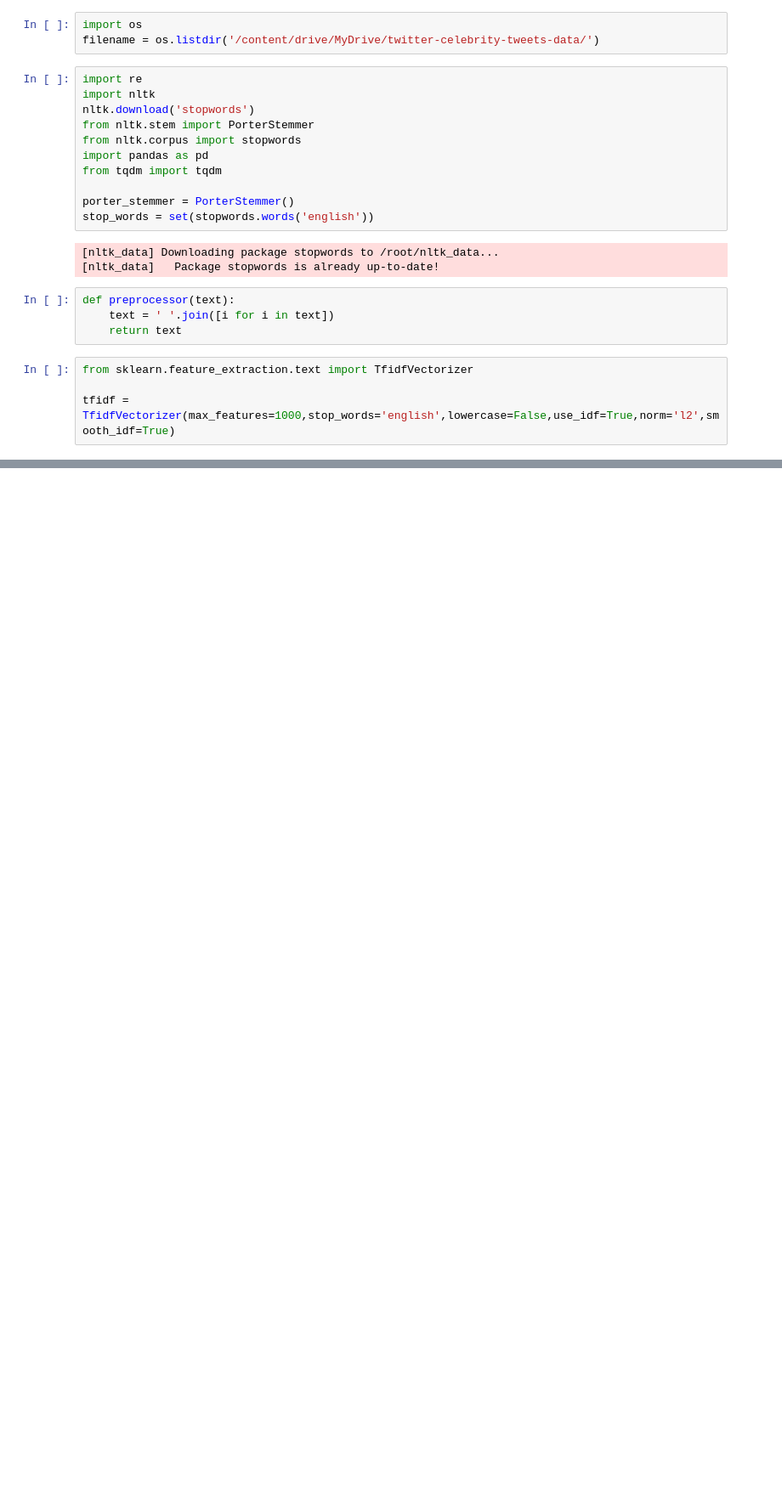
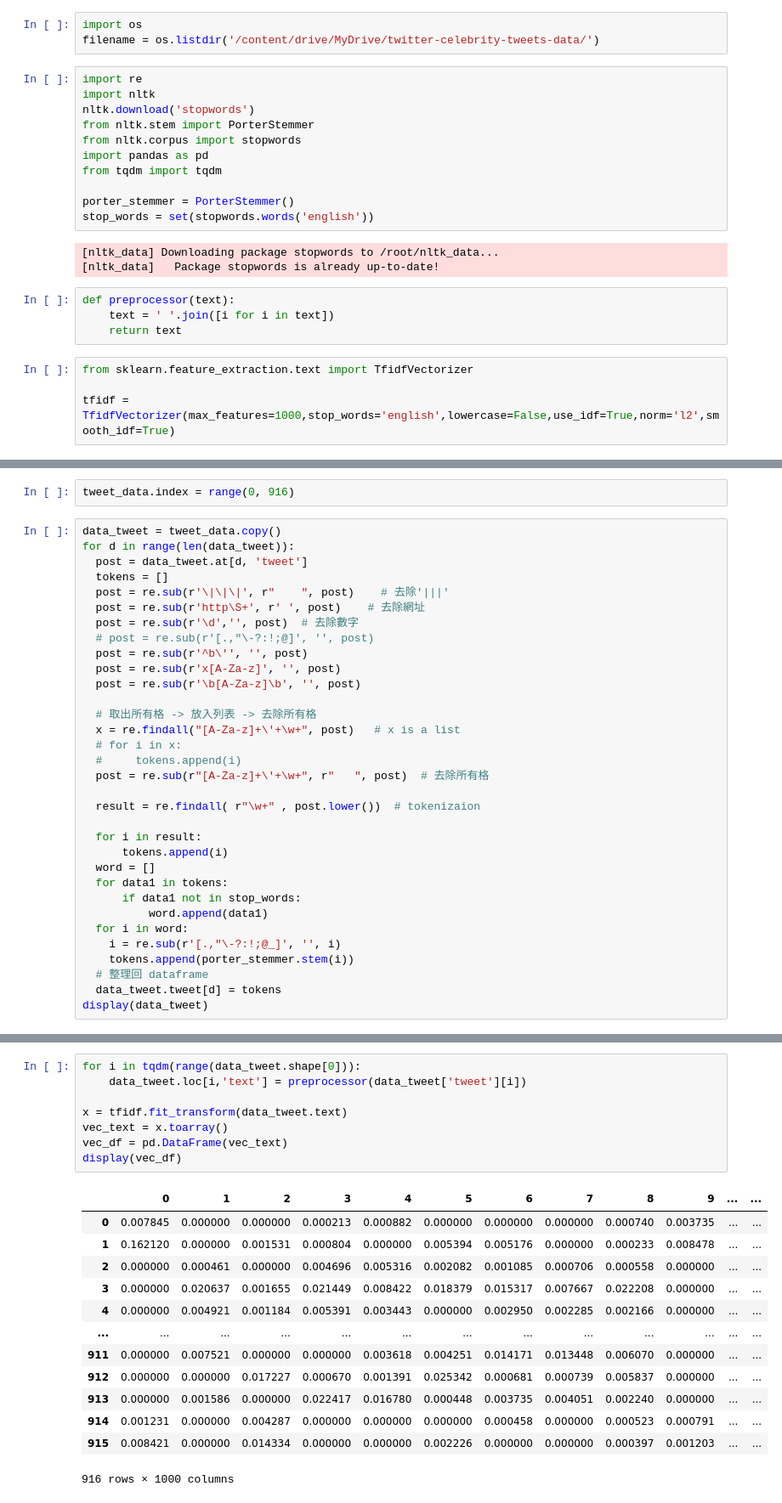
Before and after one commit to chungFTF/NTU-2022-IM5056-SLDL-Final-Project, a Jupyter notebook: code/[Cai]tweet_preprocessing.ipynb, the cells around one changed output, grey strips where cells are left out. Shown at 85% size. Drawn from its saved outputs; the diff is of its cells as text; blank space fills up the shorter version.

Commit message:
update tweet preprocess

```diff
--- a/code/[Cai]tweet_preprocessing.ipynb
+++ b/code/[Cai]tweet_preprocessing.ipynb
@@ -25,0 +50,35 @@ tfidf = TfidfVectorizer(max_features=1000,stop_words='english',lowercase=False,u
+# %%
+tweet_data.index = range(0, 916)
+# %%
+data_tweet = tweet_data.copy()
+for d in range(len(data_tweet)):
+  post = data_tweet.at[d, 'tweet']
+  tokens = []
+  post = re.sub(r'\|\|\|', r"    ", post)    # 去除'|||'
+  post = re.sub(r'http\S+', r' ', post)    # 去除網址
+  post = re.sub(r'\d','', post)  # 去除數字
+  # post = re.sub(r'[.,"\-?:!;@]', '', post)
+  post = re.sub(r'^b\'', '', post)
+  post = re.sub(r'x[A-Za-z]', '', post)
+  post = re.sub(r'\b[A-Za-z]\b', '', post)
+
+  # 取出所有格 -> 放入列表 -> 去除所有格
+  x = re.findall("[A-Za-z]+\'+\w+", post)   # x is a list
+  # for i in x:
+  #     tokens.append(i)
+  post = re.sub(r"[A-Za-z]+\'+\w+", r"   ", post)  # 去除所有格
+
+  result = re.findall( r"\w+" , post.lower())  # tokenizaion
+
+  for i in result:
+      tokens.append(i)
+  word = []
+  for data1 in tokens:
+      if data1 not in stop_words:
+          word.append(data1)
+  for i in word:
+    i = re.sub(r'[.,"\-?:!;@_]', '', i)
+    tokens.append(porter_stemmer.stem(i))
+  # 整理回 dataframe
+  data_tweet.tweet[d] = tokens
+display(data_tweet)
@@ -26 +115,23 @@ tfidf = TfidfVectorizer(max_features=1000,stop_words='english',lowercase=False,u
+# %%
+for i in tqdm(range(data_tweet.shape[0])):
+    data_tweet.loc[i,'text'] = preprocessor(data_tweet['tweet'][i])
+
+x = tfidf.fit_transform(data_tweet.text)
+vec_text = x.toarray()
+vec_df = pd.DataFrame(vec_text)
+display(vec_df)
+# %% [output]
+|  | 0 | 1 | 2 | 3 | 4 | 5 | 6 | 7 | 8 | 9 | ... | ... |
+| 0 | 0.007845 | 0.000000 | 0.000000 | 0.000213 | 0.000882 | 0.000000 | 0.000000 | 0.000000 | 0.000740 | 0.003735 | ... | ... |
+| 1 | 0.162120 | 0.000000 | 0.001531 | 0.000804 | 0.000000 | 0.005394 | 0.005176 | 0.000000 | 0.000233 | 0.008478 | ... | ... |
+| 2 | 0.000000 | 0.000461 | 0.000000 | 0.004696 | 0.005316 | 0.002082 | 0.001085 | 0.000706 | 0.000558 | 0.000000 | ... | ... |
+| 3 | 0.000000 | 0.020637 | 0.001655 | 0.021449 | 0.008422 | 0.018379 | 0.015317 | 0.007667 | 0.022208 | 0.000000 | ... | ... |
+| 4 | 0.000000 | 0.004921 | 0.001184 | 0.005391 | 0.003443 | 0.000000 | 0.002950 | 0.002285 | 0.002166 | 0.000000 | ... | ... |
+| ... | ... | ... | ... | ... | ... | ... | ... | ... | ... | ... | ... | ... |
+| 911 | 0.000000 | 0.007521 | 0.000000 | 0.000000 | 0.003618 | 0.004251 | 0.014171 | 0.013448 | 0.006070 | 0.000000 | ... | ... |
+| 912 | 0.000000 | 0.000000 | 0.017227 | 0.000670 | 0.001391 | 0.025342 | 0.000681 | 0.000739 | 0.005837 | 0.000000 | ... | ... |
+| 913 | 0.000000 | 0.001586 | 0.000000 | 0.022417 | 0.016780 | 0.000448 | 0.003735 | 0.004051 | 0.002240 | 0.000000 | ... | ... |
+| 914 | 0.001231 | 0.000000 | 0.004287 | 0.000000 | 0.000000 | 0.000000 | 0.000458 | 0.000000 | 0.000523 | 0.000791 | ... | ... |
+| 915 | 0.008421 | 0.000000 | 0.014334 | 0.000000 | 0.000000 | 0.002226 | 0.000000 | 0.000000 | 0.000397 | 0.001203 | ... | ... |
+916 rows × 1000 columns
 # %%
```
Also changed, not shown: parts of 4 cells of this notebook, 1 other file.
